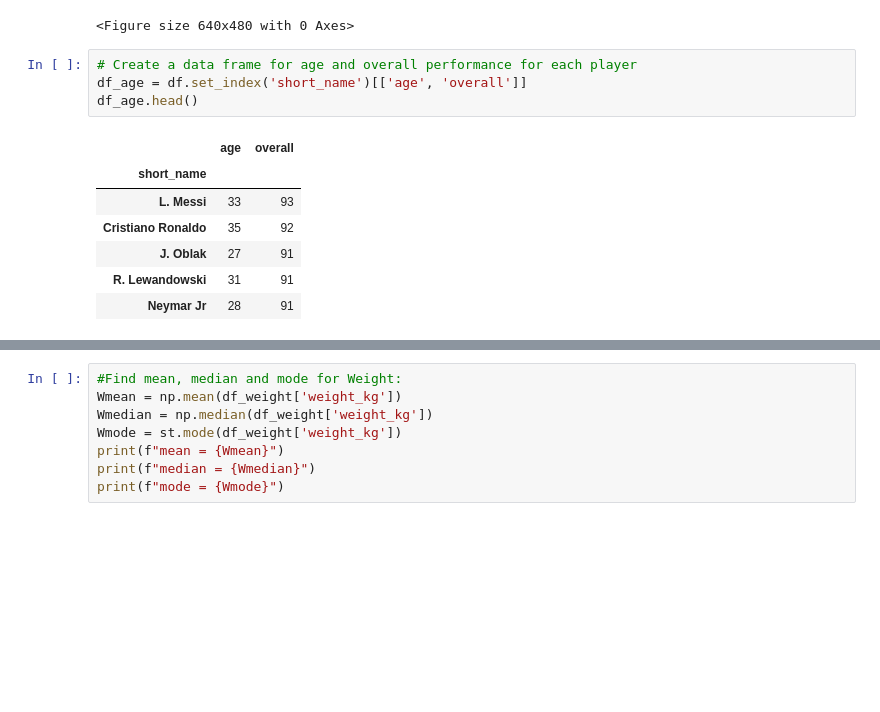
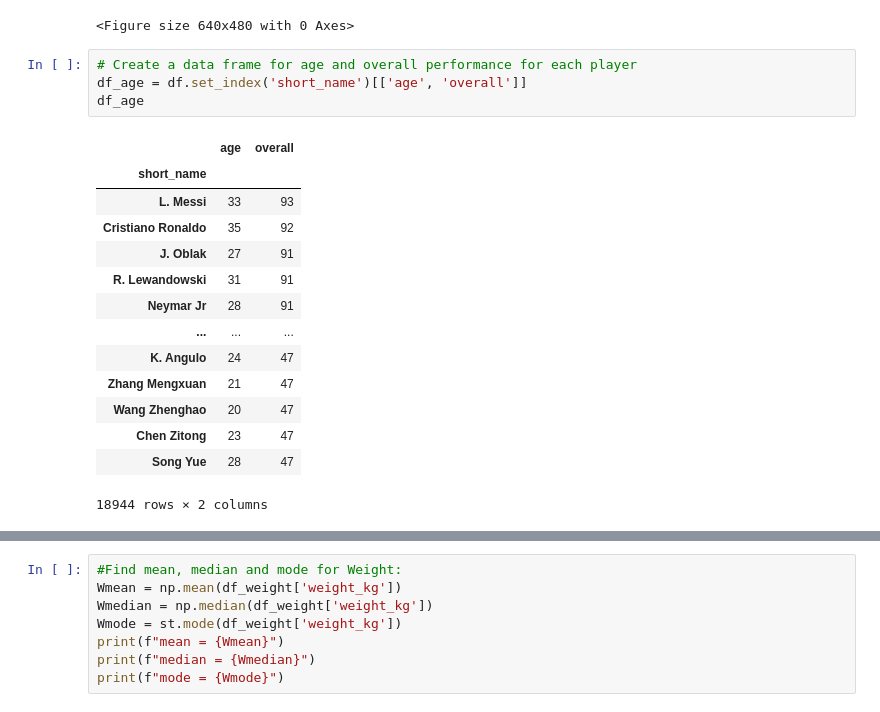
Before and after one commit to hiepxuanho/MSU-Project1, a Jupyter notebook: fifa21.ipynb, the cells around one changed output, grey strips where cells are left out. Drawn from its saved outputs; the diff is of its cells as text; blank space fills up the shorter version.

```diff
--- a/fifa21.ipynb
+++ b/fifa21.ipynb
@@ -145,15 +152,22 @@ plt.savefig('weight_scatter_plot.png')
 # %%
 # Create a data frame for age and overall performance for each player
 df_age = df.set_index('short_name')[['age', 'overall']]
-df_age.head()
+df_age
 # %% [output]
 |  | age | overall |
 | short_name |  |  |
 | L. Messi | 33 | 93 |
 | Cristiano Ronaldo | 35 | 92 |
 | J. Oblak | 27 | 91 |
 | R. Lewandowski | 31 | 91 |
 | Neymar Jr | 28 | 91 |
+| ... | ... | ... |
+| K. Angulo | 24 | 47 |
+| Zhang Mengxuan | 21 | 47 |
+| Wang Zhenghao | 20 | 47 |
+| Chen Zitong | 23 | 47 |
+| Song Yue | 28 | 47 |
+18944 rows × 2 columns
 # %%
 # Create a scatter plot for 'age' vs 'overall performance'
 plt.figure(figsize=(10, 6))
```
Also changed, not shown: parts of 7 cells of this notebook.
